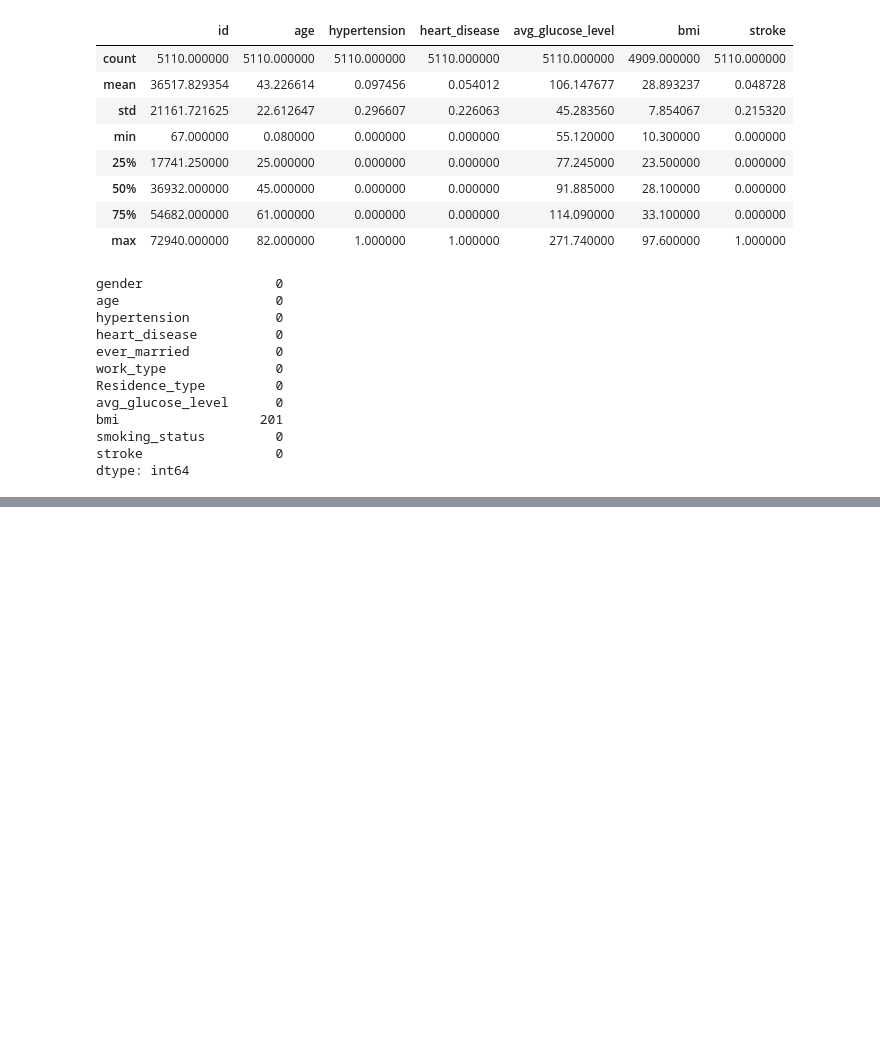
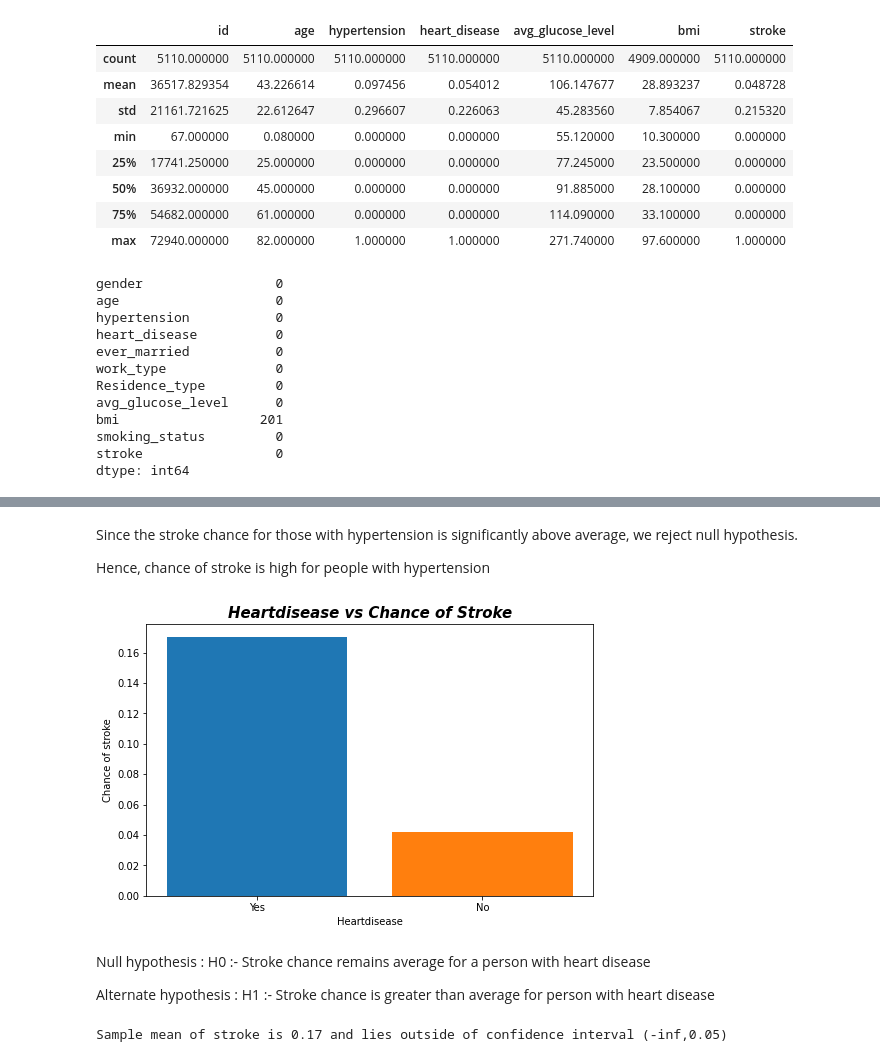
Before and after one commit to SalmanHabeeb/Stroke-predictor, a Jupyter notebook: EDA.ipynb, the cells around one changed output, grey strips where cells are left out. Cells and saved outputs as stored; diff of their text form; code cells hidden in the pictures; blank space fills up the shorter version.

```diff
--- a/EDA.ipynb
+++ b/EDA.ipynb
@@ -222,0 +179,28 @@ plt.show()
+# %% [markdown]
+Since the stroke chance for those with hypertension is significantly above average, we reject null hypothesis.
+
+Hence, chance of stroke is high for people with hypertension
+# %%
+yesno = {
+    1 : 'Yes',
+    0 : 'No'
+}
+plot_chances('heart_disease',
+chance_column = 'stroke',
+df = df,
+figsize = (8, 5),
+x_tick_labels = yesno,
+x_label = 'Heartdisease',
+y_label = 'Chance of stroke',
+title = 'Heartdisease vs Chance of Stroke',
+)
+# %% [output]
+[figure, added]
+# %% [markdown]
+Null hypothesis : H0 :- Stroke chance remains average for a person with heart disease
+
+Alternate hypothesis : H1 :- Stroke chance is greater than average for person with heart disease
+# %%
+compute_confidence_interval(1, 'heart_disease', 'stroke', df, 0.05, 1, 'lt')
+# %% [output]
+Sample mean of stroke is 0.17 and lies outside of confidence interval (-inf,0.05)
```
Also changed, not shown: parts of 52 cells of this notebook.
